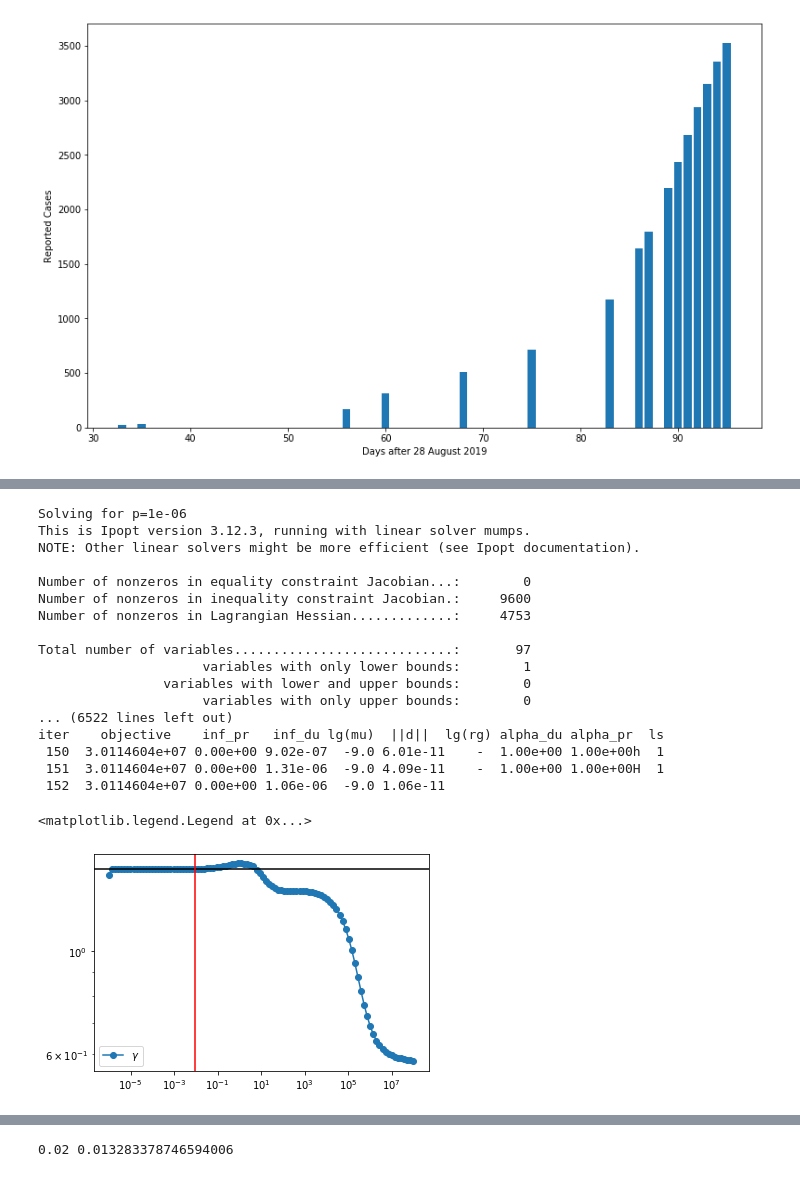
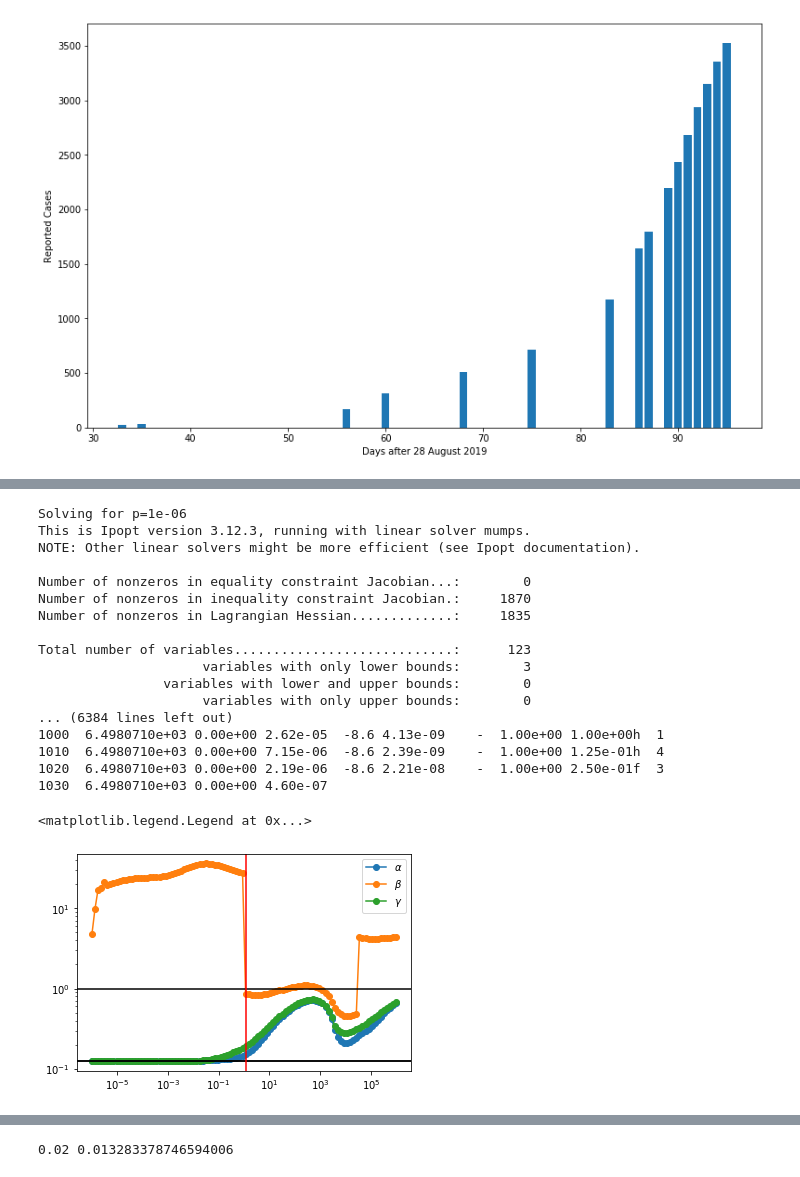
Before and after one commit to dwu402/pypei, a Jupyter notebook: samoa.ipynb, the cells around one changed output, grey strips where cells are left out. Cells and saved outputs as stored; diff of their text form; code cells hidden in the pictures.

```diff
--- a/samoa.ipynb
+++ b/samoa.ipynb
@@ -78,7 +77,7 @@ config = {
 }
 # %%
 model = modeller.Model(config)
-# config['regularisation_value'][1] = model.ps[1]
+config['regularisation_value'][1] = model.ps[1]
 objective = fitter.Objective()
 objective.make(config, config['dataset'], model)
 
@@ -88,18 +87,25 @@ solver_setup = {
     'p': ca.hcat([objective.rho, objective.alpha]),
     'g': ca.vcat(model.xs),
 }
+ipopt_opts = {
+    'ipopt': {
+        'print_level': 5,
+        'print_frequency_iter': 10,
 
-solver = ca.nlpsol('solver', 'ipopt', solver_setup)
+    }
+}
+
+solver = ca.nlpsol('solver', 'ipopt', solver_setup, ipopt_opts)
 # %%
 f1_ex = ca.Function('f1_ex', [solver_setup['x']], [objective.obj_1])
 f2_ex = ca.Function('f2_ex', [solver_setup['x']], [objective.obj_2])
 getx = ca.Function('getx', [solver_setup['x']], model.xs)
 getp = ca.Function('getx', [solver_setup['x']], model.ps)
 # %%
-c0 = [max(cumdata)*np.ones(config['basis_number']) for _ in range(4)]
+c0 = [max(cumdata)*np.ones(config['basis_number']) for _ in range(5)]
 x0 = np.hstack([*c0, p0])
-lbx = [-np.inf]*(config['basis_number']*4) + [0]*len(config['regularisation_value'])
-alpha = 1e2
+lbx = [-np.inf]*(config['basis_number']*5) + [0]*len(config['regularisation_value'])
+alpha = 1e3
 # %%
 pure_solve = solver(x0=x0, p=[0, 0], lbx=lbx, lbg=0)
 # %% [output]
@@ -130,9 +136,9 @@ plt.plot(times, cumdata, 'o')
 # %%
 lbg = [0]*len(model.observation_times)*config['model_form']['state']
-ubg = [150000]*len(model.observation_times)*config['model_form']['state']
+ubg = [140000]*len(model.observation_times)*config['model_form']['state']
 # lbg[0] = 150000
 # %%
-prange = np.logspace(-6, 8, num=100)
+prange = np.logspace(-6, 6, num=100)
 sols = []
 xguess = x0
 for p in prange:
@@ -141,7 +147,7 @@ for p in prange:
         'p': [p, alpha],
         'lbx': lbx,
         'lbg': lbg,
-#         'ubg': ubg
+        'ubg': ubg
     }
     print(f"Solving for p={p}")
     sols.append(solver(**solve_opts))
@@ -152,34 +158,34 @@ This is Ipopt version 3.12.3, running with linear solver mumps.
 NOTE: Other linear solvers might be more efficient (see Ipopt documentation).
 
 Number of nonzeros in equality constraint Jacobian...:        0
-Number of nonzeros in inequality constraint Jacobian.:     9600
-Number of nonzeros in Lagrangian Hessian.............:     4753
+Number of nonzeros in inequality constraint Jacobian.:     1870
+Number of nonzeros in Lagrangian Hessian.............:     1835
 
-Total number of variables............................:       97
-                     variables with only lower bounds:        1
+Total number of variables............................:      123
+                     variables with only lower bounds:        3
                 variables with lower and upper bounds:        0
                      variables with only upper bounds:        0
-... (6522 lines left out)
-iter    objective    inf_pr   inf_du lg(mu)  ||d||  lg(rg) alpha_du alpha_pr  ls
- 150  3.0114604e+07 0.00e+00 9.02e-07  -9.0 6.01e-11    -  1.00e+00 1.00e+00h  1
- 151  3.0114604e+07 0.00e+00 1.31e-06  -9.0 4.09e-11    -  1.00e+00 1.00e+00H  1
- 152  3.0114604e+07 0.00e+00 1.06e-06  -9.0 1.06e-11
+... (6384 lines left out)
+1000  6.4980710e+03 0.00e+00 2.62e-05  -8.6 4.13e-09    -  1.00e+00 1.00e+00h  1
+1010  6.4980710e+03 0.00e+00 7.15e-06  -8.6 2.39e-09    -  1.00e+00 1.25e-01h  4
+1020  6.4980710e+03 0.00e+00 2.19e-06  -8.6 2.21e-08    -  1.00e+00 2.50e-01f  3
+1030  6.4980710e+03 0.00e+00 4.60e-07
 # %%
 fsvals = np.array([(float(f1_ex(s['x'])), float(f2_ex(s['x']))) for s in sols])
 # %%
-idx = 28
-# plt.plot(prange, [float(s['x'][-3]) for s in sols], 'o-', label=r'$\alpha$')
-# plt.plot(prange, [float(s['x'][-2]) for s in sols], 'o-', label=r'$\beta$')
+idx = 50
+plt.plot(prange, [float(s['x'][-3]) for s in sols], 'o-', label=r'$\alpha$')
+plt.plot(prange, [float(s['x'][-2]) for s in sols], 'o-', label=r'$\beta$')
 plt.plot(prange, [float(s['x'][-1]) for s in sols], 'o-', label=r'$\gamma$')
 for q in p0:
     plt.axhline(q, color='k')
 plt.xscale('log')
 plt.yscale('log')
 plt.axvline(prange[idx], color='r')
 plt.legend()
 # %% [output]
 <matplotlib.legend.Legend at 0x...>
-[figure, old version]
+[figure, new version]
 # %%
 plt.loglog(*fsvals.T, 'o--',)
 plt.loglog(*fsvals[idx], 'ro')
```
Also changed, not shown: parts of 42 cells of this notebook, 1 other file.
